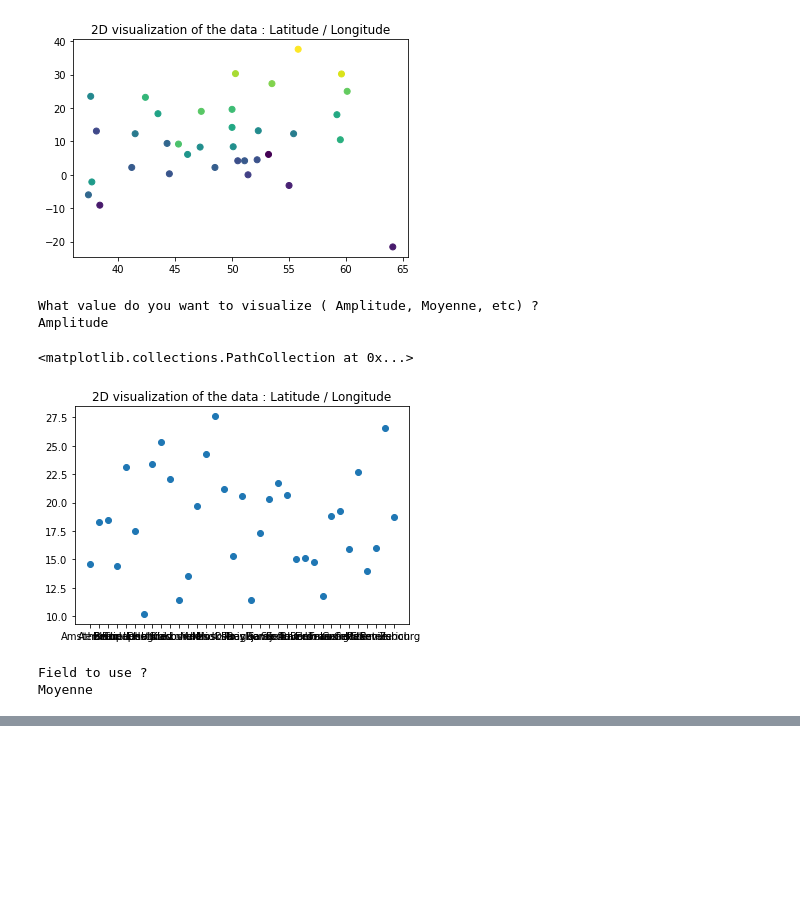
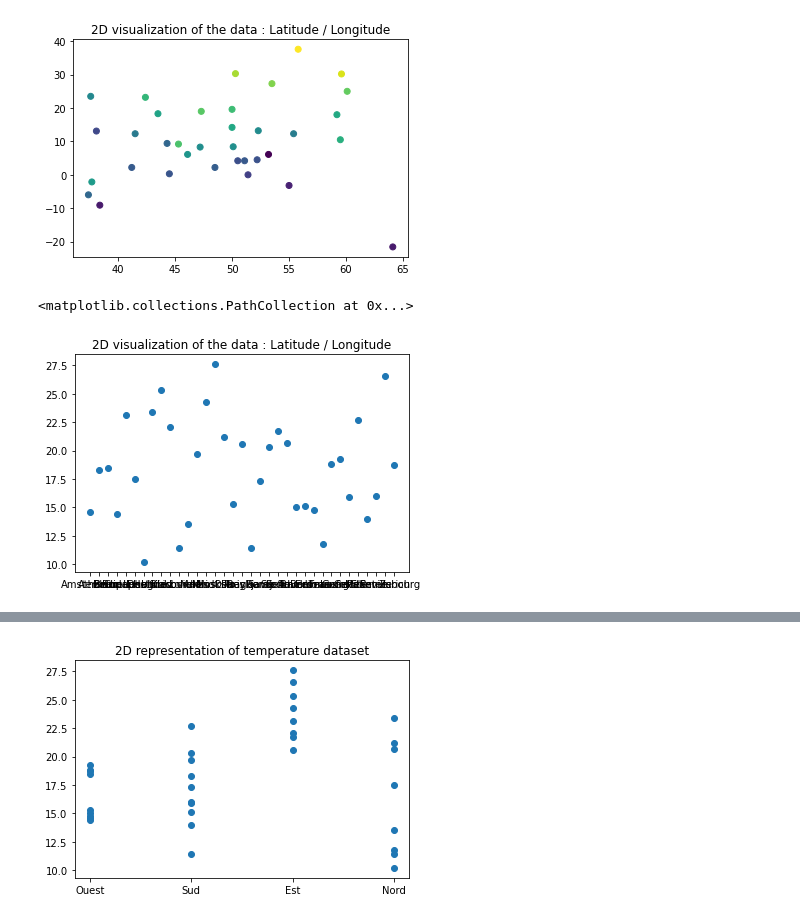
Before and after one commit to Esbrouffes/MLChall1, a Jupyter notebook: thibault.ipynb, the cells around one changed output, grey strips where cells are left out. Cells and saved outputs as stored; diff of their text form; code cells hidden in the pictures; blank space fills up the shorter version.

```diff
--- a/thibault.ipynb
+++ b/thibault.ipynb
@@ -84,19 +84,16 @@ Amplitude
 [figure]
 # %%
 ### Let's now present the temperature according to the city
-value_to_visualize = input("What value do you want to visualize ( Amplitude, Moyenne, etc) ? \n") #so we can explore the data
 plt.figure()
 plt.title("2D visualization of the data : Latitude / Longitude")
 plt.scatter(temperature["Ville"], temperature[value_to_visualize])
 # %% [output]
-What value do you want to visualize ( Amplitude, Moyenne, etc) ?
-Amplitude
+<matplotlib.collections.PathCollection at 0x...>
-<matplotlib.collections.PathCollection at 0x...>
 [figure]
 # %%
 # We will now display all the points on a map
 file=temperature
-field_used=input( "Field to use ? \n") #so we can see the map with different values
+field_used=value_to_visualize
 
 map = folium.Map(tiles='cartodbpositron', zoom_start=3 ,location=[48.499998 ,23.3833318])
 map
@@ -113,12 +110,17 @@ for index,row in file.iterrows():
                         fill_color=linear(1-(row[field_used]-file[field_used].min())/(file[field_used].max()-file[field_used].min())),
                         fill_opacity=1,
                         color=linear(1-(row[field_used]-file[field_used].min())/(file[field_used].max()-file[field_used].min()))).add_to(map)
-# %% [output]
-Field to use ?
-Moyenne
 # %%
 map
 # %% [output]
 [interactive output not drawn]
 # %%
-### We can see the results are relevant and correspond to what we expected. We will now try to find clusters amongst this data
+### We can see the results are relevant and correspond to what we expected.
+ # Let's now see the data of the mean temperature by region
+
+plt.figure()
+plt.title('2D representation of temperature dataset')
+plt.scatter(temperature['Region'], temperature[field_used]) #or change by Moyenne
+plt.show()
+# %% [output]
+[figure, added]
```
Also changed, not shown: parts of 4 cells of this notebook.
